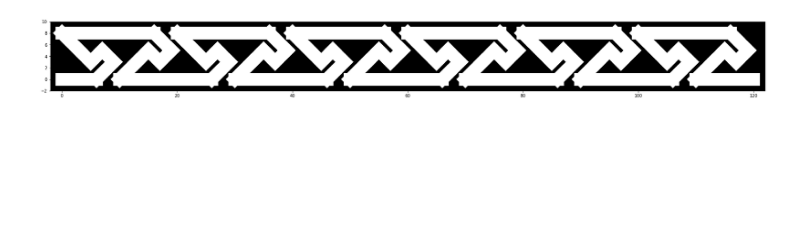
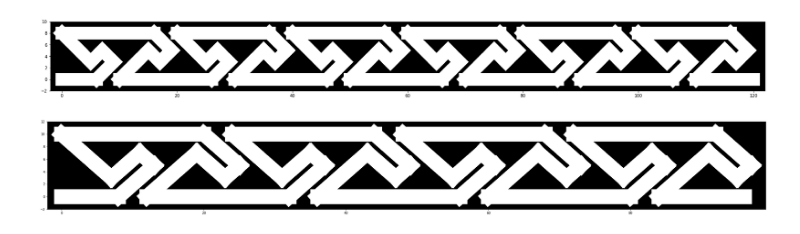
Before and after one commit to ariejdl/key-patterns, a Jupyter notebook: test1.ipynb, the cells around one changed output. Saved outputs shown, nothing was run; the diff lists cells and outputs as text; code cells hidden in the pictures; blank space fills up the shorter version.

```diff
--- a/test1.ipynb
+++ b/test1.ipynb
@@ -71,7 +71,7 @@ def apply_pat(parts, c=None):
 
     return c
 # %%
-def basic_pat(c):
+def basic_pat1(c):
     return apply_pat('''
         r r r
         r_u% r_u
@@ -85,7 +85,26 @@ def basic_pat(c):
 
 c = None
 for i in range(6):
-    c = basic_pat(c)
+    c = basic_pat1(c)
 show_pat(c.G, lw=30, wh=[30, 3])
 # %% [output]
 [figure]
+# %%
+def basic_pat2(c):
+    return apply_pat('''
+        r r r r
+        r_u% r_u r_u
+        l_u
+        l_d l_d
+        l_u l_u l_u l_u%
+        r r r r r r r r r r
+        r_d% r_d r_d l_d l_u l_u l_d l_d l_d l_d%
+        r r r r r r
+    ''', c)
+
+c = None
+for i in range(4):
+    c = basic_pat2(c)
+show_pat(c.G, lw=46, wh=[40, 5])
+# %% [output]
+[figure, added]
```
Also changed, not shown: 4 other files.
